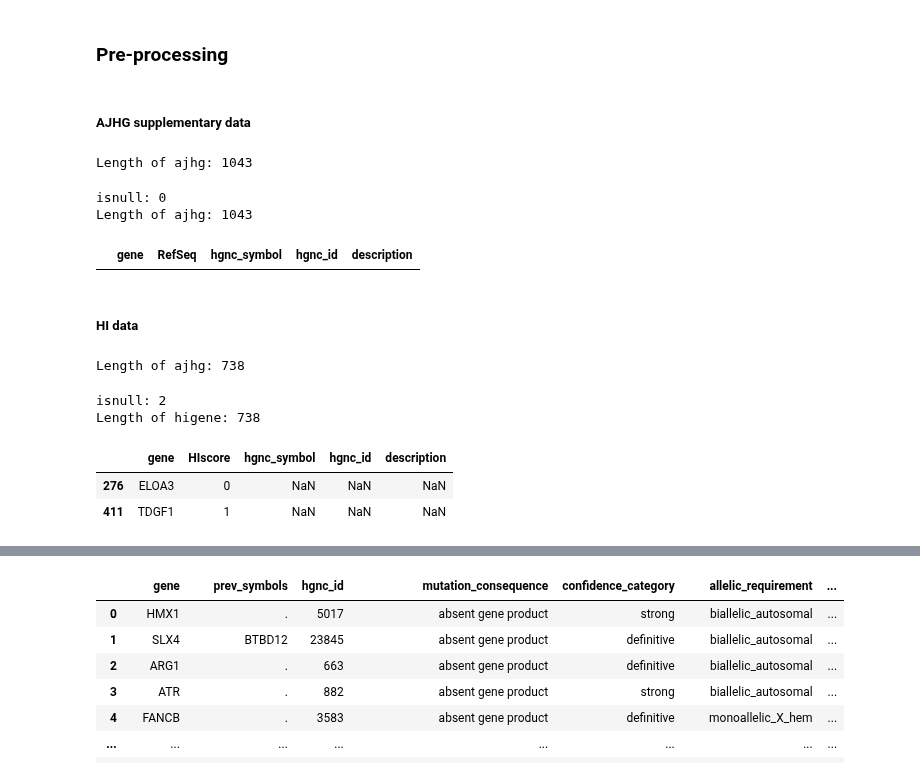
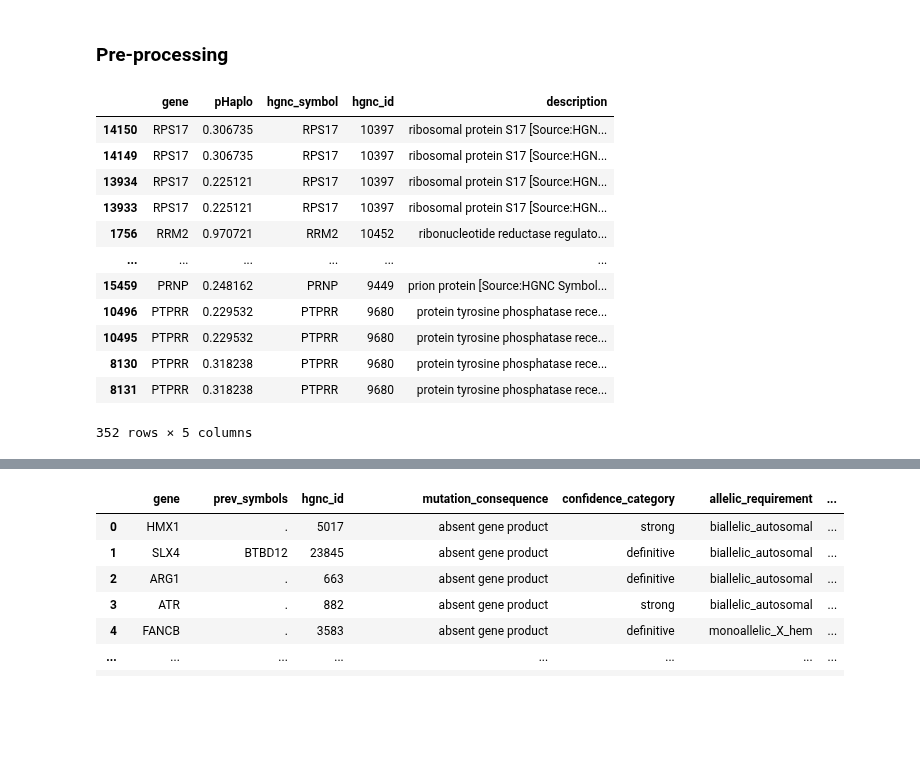
Before and after one commit to ysut/dev, a Jupyter notebook: Resources/02_EstimatedLoFGenes/comparison4.ipynb, the cells around one changed output, grey strips where cells are left out. Drawn from its saved outputs; the diff is of its cells as text; code cells hidden in the pictures; blank space fills up the shorter version.

```diff
--- a/Resources/02_EstimatedLoFGenes/comparison4.ipynb
+++ b/Resources/02_EstimatedLoFGenes/comparison4.ipynb
@@ -390,0 +361,14 @@ ajhg.to_excel('ajhg.xlsx', index=False)
+# %%
+phaplo = pd.read_csv(
+    phaplo_path, sep='\t', header=None, compression='gzip', skiprows=1,
+    names=['gene', 'pHaplo', 'pTriplo'],
+    usecols=['gene', 'pHaplo']
+    )
+
+phaplo['Approved_Symbol'] = phaplo['gene'].apply(convert_to_approved_symbol)
+phaplo['HGNC_ID'] = phaplo['Approved_Symbol'].apply(fetch_hgnc_id_by_approved_symbol)
+phaplo = drop_non_hgnc_id(phaplo)
+phaplo = drop_duplicates_by_hgnc_id(phaplo)
+
+# To tsv
+phaplo.to_csv('phaplo_with_hgnc_id.tsv', sep='\t', index=False)
@@ -391,4 +601,2 @@ ajhg.to_excel('ajhg.xlsx', index=False)
 # %% [markdown]
 ### Pre-processing
-# %% [markdown]
-##### AJHG supplementary data
@@ -402,23 +603,16 @@ ajhg = pd.read_csv(
-# %%
-# Convert symbols and output for BiomaRt
-ajhg['gene'] = ajhg['gene'].apply(lambda x: prev_symbol_convert[x] if x in prev_symbol_convert else x)
-print(f"Length of ajhg: {len(ajhg)}")
-ajhg.to_excel('ajhg.xlsx', index=False)
-# %% [output]
-Length of ajhg: 1043
-# %%
-# Merge data for ajhg + ajhg_ids
-fp_ajhg_bimart = f"{biomart_dir}/ajhg.tsv"
-ajhg_ids = load_biomart_results(fp_ajhg_bimart)
-ajhg = pd.merge(ajhg, ajhg_ids, how='left', left_on='gene', right_on='hgnc_symbol')
-print(f"isnull: {ajhg['hgnc_symbol'].isnull().sum()}")
-print(f"Length of ajhg: {len(ajhg)}")
-# %% [output]
-isnull: 0
-Length of ajhg: 1043
 # %%
-ajhg.loc[ajhg.duplicated(subset='gene', keep=False), :]
+phaplo.loc[phaplo.duplicated(subset='hgnc_id', keep=False),:].sort_values(by='hgnc_id')
 # %% [output]
-|  | gene | RefSeq | hgnc_symbol | hgnc_id | description |
+|  | gene | pHaplo | hgnc_symbol | hgnc_id | description |
+| 14150 | RPS17 | 0.306735 | RPS17 | 10397 | ribosomal protein S17 [Source:HGN... |
+| 14149 | RPS17 | 0.306735 | RPS17 | 10397 | ribosomal protein S17 [Source:HGN... |
+| 13934 | RPS17 | 0.225121 | RPS17 | 10397 | ribosomal protein S17 [Source:HGN... |
+| 13933 | RPS17 | 0.225121 | RPS17 | 10397 | ribosomal protein S17 [Source:HGN... |
+| 1756 | RRM2 | 0.970721 | RRM2 | 10452 | ribonucleotide reductase regulato... |
+| ... | ... | ... | ... | ... | ... |
+| 15459 | PRNP | 0.248162 | PRNP | 9449 | prion protein [Source:HGNC Symbol... |
+| 10496 | PTPRR | 0.229532 | PTPRR | 9680 | protein tyrosine phosphatase rece... |
+| 10495 | PTPRR | 0.229532 | PTPRR | 9680 | protein tyrosine phosphatase rece... |
+| 8130 | PTPRR | 0.318238 | PTPRR | 9680 | protein tyrosine phosphatase rece... |
+| 8131 | PTPRR | 0.318238 | PTPRR | 9680 | protein tyrosine phosphatase rece... |
+352 rows × 5 columns
-# %% [markdown]
-##### HI data
@@ -432,23 +618,0 @@ higene = higene.loc[higene['HIscore'] <= 3, ['gene', 'HIscore']]
-# %%
-higene['gene'] = higene['gene'].apply(lambda x: prev_symbol_convert[x] if x in prev_symbol_convert else x)
-print(f"Length of ajhg: {len(higene)}")
-# To xlsx
-higene.to_excel('higene.xlsx', index=False)
-# %% [output]
-Length of ajhg: 738
-# %%
-# Merge data for higene + higene_ids
-fp_higene_biomart = f"{biomart_dir}/higene.tsv"
-higene_ids = load_biomart_results(fp_higene_biomart)
-higene = pd.merge(higene, higene_ids, how='left', left_on='gene', right_on='hgnc_symbol')
-print(f"isnull: {higene['hgnc_symbol'].isnull().sum()}")
-print(f"Length of higene: {len(higene)}")
-# %% [output]
-isnull: 2
-Length of higene: 738
-# %%
-higene.loc[higene['hgnc_symbol'].isnull()]
-# %% [output]
-|  | gene | HIscore | hgnc_symbol | hgnc_id | description |
-| 276 | ELOA3 | 0 | NaN | NaN | NaN |
-| 411 | TDGF1 | 1 | NaN | NaN | NaN |
```
Also changed, not shown: parts of 21 cells of this notebook, 41 other files.
